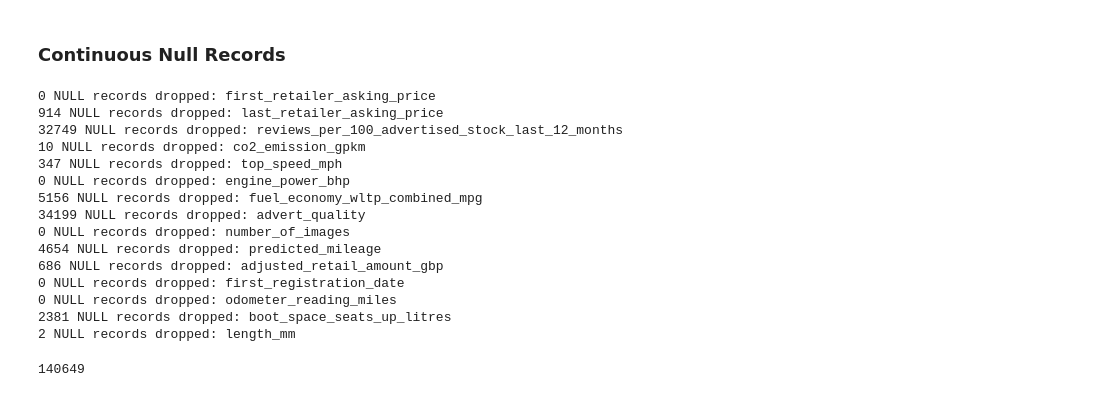
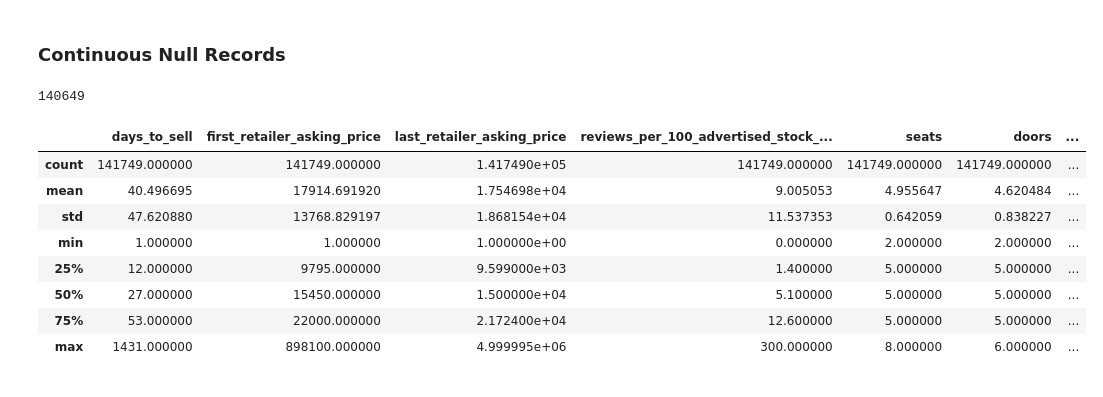
Before and after one commit to pottsy88/Autotrader-ML-Challenge, a Jupyter notebook: DTR.ipynb, the cells around one changed output. Saved outputs shown, nothing was run; the diff lists cells and outputs as text; code cells hidden in the pictures.

```diff
--- a/DTR.ipynb
+++ b/DTR.ipynb
@@ -170,5 +186,4 @@ length = len(df)
 # %%
-length = len(df)
 
 # Drop null records: first_retailer_asking_price
 df = df.dropna(subset=['first_retailer_asking_price'])
@@ -244,23 +259,19 @@ length = len(df)
 df = df.dropna(subset=['length_mm'])
 print(f'{str(length - len(df))} NULL records dropped: length_mm')
 length = len(df)
-# %% [output]
-0 NULL records dropped: first_retailer_asking_price
-914 NULL records dropped: last_retailer_asking_price
-32749 NULL records dropped: reviews_per_100_advertised_stock_last_12_months
-10 NULL records dropped: co2_emission_gpkm
-347 NULL records dropped: top_speed_mph
-0 NULL records dropped: engine_power_bhp
-5156 NULL records dropped: fuel_economy_wltp_combined_mpg
-34199 NULL records dropped: advert_quality
-0 NULL records dropped: number_of_images
-4654 NULL records dropped: predicted_mileage
-686 NULL records dropped: adjusted_retail_amount_gbp
-0 NULL records dropped: first_registration_date
-0 NULL records dropped: odometer_reading_miles
-2381 NULL records dropped: boot_space_seats_up_litres
-2 NULL records dropped: length_mm
 # %%
 len(df)
 # %% [output]
 140649
+# %%
+df.describe()
+# %% [output]
+|  | days_to_sell | first_retailer_asking_price | last_retailer_asking_price | reviews_per_100_advertised_stock_... | seats | doors | ... |
+| count | 141749.000000 | 141749.000000 | 1.417490e+05 | 141749.000000 | 141749.000000 | 141749.000000 | ... |
+| mean | 40.496695 | 17914.691920 | 1.754698e+04 | 9.005053 | 4.955647 | 4.620484 | ... |
+| std | 47.620880 | 13768.829197 | 1.868154e+04 | 11.537353 | 0.642059 | 0.838227 | ... |
+| min | 1.000000 | 1.000000 | 1.000000e+00 | 0.000000 | 2.000000 | 2.000000 | ... |
+| 25% | 12.000000 | 9795.000000 | 9.599000e+03 | 1.400000 | 5.000000 | 5.000000 | ... |
+| 50% | 27.000000 | 15450.000000 | 1.500000e+04 | 5.100000 | 5.000000 | 5.000000 | ... |
+| 75% | 53.000000 | 22000.000000 | 2.172400e+04 | 12.600000 | 5.000000 | 5.000000 | ... |
+| max | 1431.000000 | 898100.000000 | 4.999995e+06 | 300.000000 | 8.000000 | 6.000000 | ... |
```
Also changed, not shown: parts of 6 cells of this notebook.
